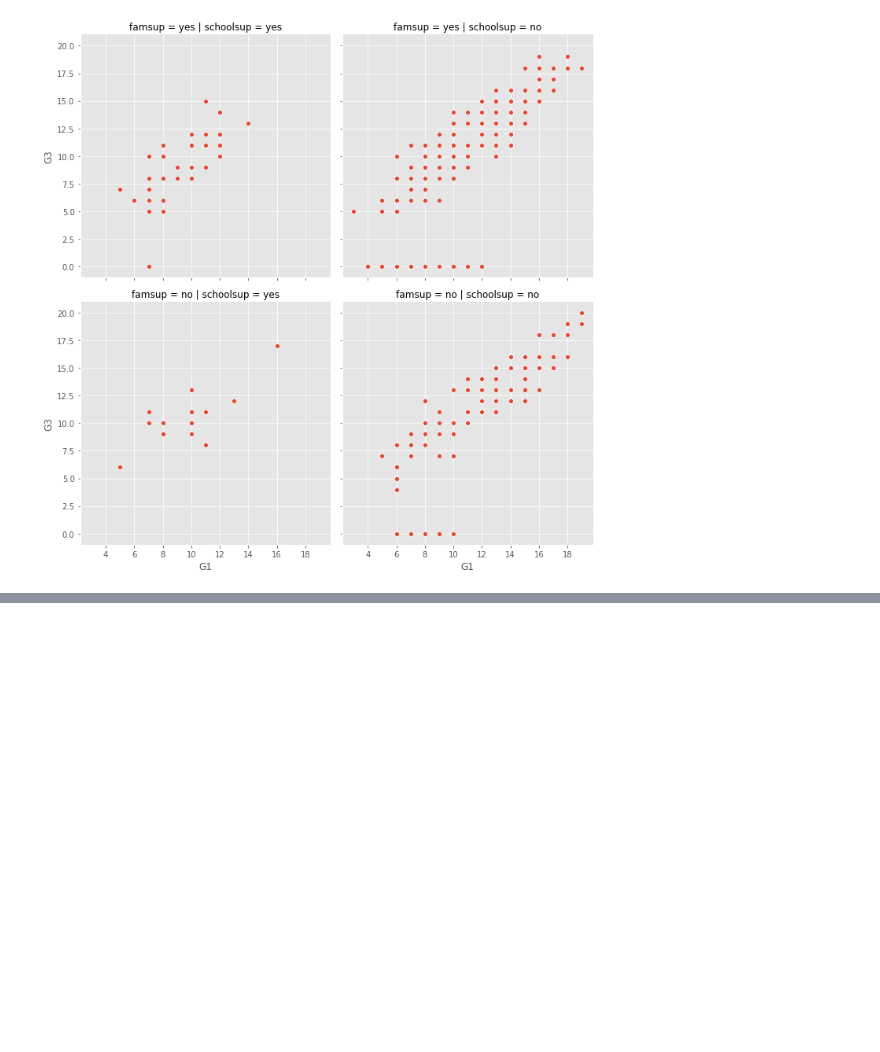
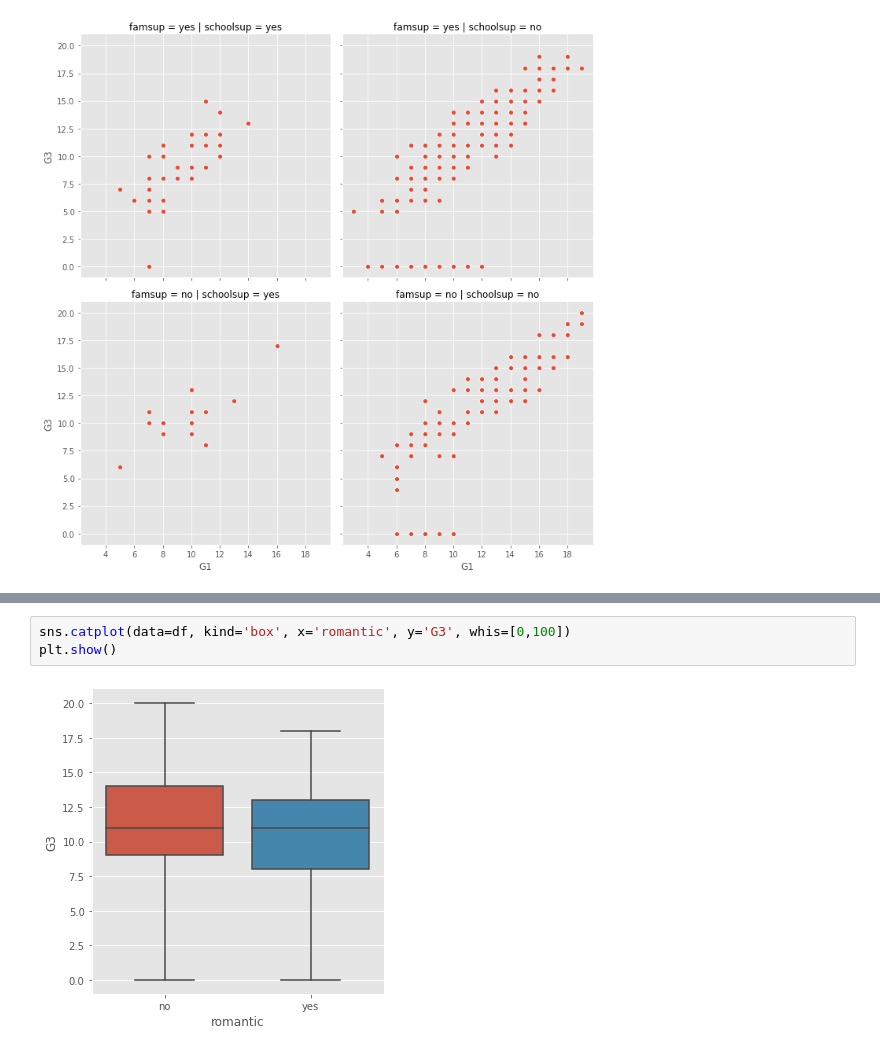
Before and after one commit to VictorOmondi1997/visualizing_students_dataset, a Jupyter notebook: visualizing_students_dataset.ipynb, the cells around one changed output, grey strips where cells are left out. Drawn from its saved outputs; the diff is of its cells as text; blank space fills up the shorter version.

```diff
--- a/visualizing_students_dataset.ipynb
+++ b/visualizing_students_dataset.ipynb
@@ -66,0 +103,5 @@ It looks like the first semester grade does correlate with the final grade, rega
+# %%
+sns.catplot(data=df, kind='box', x='romantic', y='G3', whis=[0,100])
+plt.show()
+# %% [output]
+[figure, added]
```
Also changed, not shown: parts of 16 cells of this notebook.
